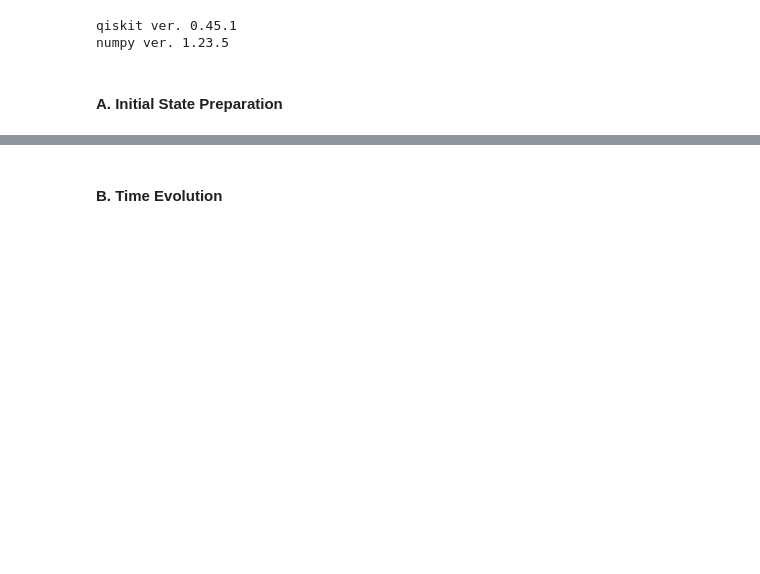
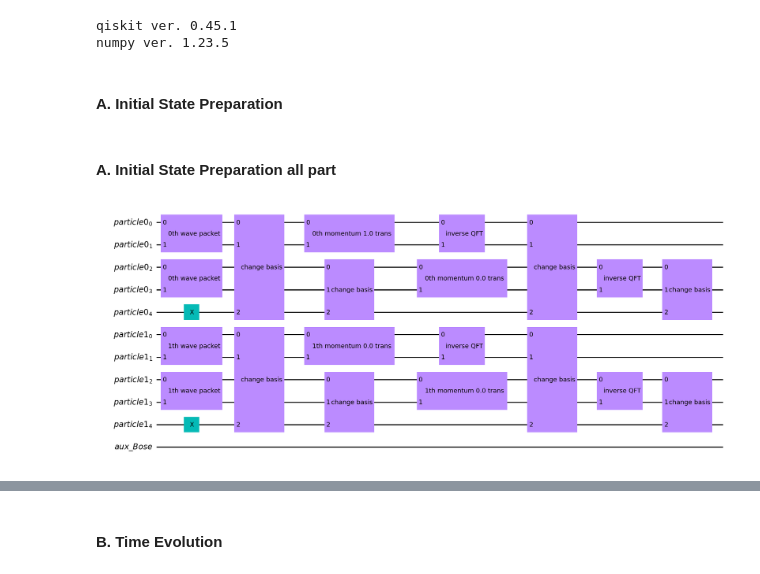
Before and after one commit to UTokyo-ICEPP/single-particle-qft, a Jupyter notebook: qsp/qc_single_particle.ipynb, the cells around one changed output, grey strips where cells are left out. Drawn from its saved outputs; the diff is of its cells as text; code cells hidden in the pictures; blank space fills up the shorter version.

```diff
--- a/qsp/qc_single_particle.ipynb
+++ b/qsp/qc_single_particle.ipynb
@@ -130,7 +131,7 @@ def translateGate(trans_mat, particle_reg, flag): # flag==1 means position trans
     elif flag == 0:
         sign = -1
     else: print('flag should be True or False!')
-    for iqubit in range(N_abs * d + d): # 量子レジスタ内のiqubit番目の量子ビットを考える
+    for iqubit in range(N_abs+1): # 量子レジスタ内のiqubit番目の量子ビットを考える
         trans_circuit.p((-2 * np.pi * sign * (2 ** iqubit) * trans_mat) / 2 ** (N_abs + d), particle_reg[iqubit])
     trans_gate = trans_circuit.to_gate()
     return trans_gate
@@ -139,7 +140,7 @@ def changeBasis(particle_reg):
     basis_circuit = QuantumCircuit(particle_reg)
     basis_circuit.x(particle_reg[N_abs])
     for iqubit in range(N_abs):
-        basis_circuit.ccx(particle_reg[N_abs], particle_reg[N_abs+1], particle_reg[iqubit])
+        basis_circuit.ccx(particle_reg[N_abs + 1], particle_reg[N_abs], particle_reg[iqubit])
     basis_circuit.x(particle_reg[N_abs])
     basis_gate = basis_circuit.to_gate()
     return basis_gate
@@ -344,3 +394,79 @@ for ireg in range(n): # ireg番目の量子レジスタに作用
+# %% [markdown]
+#### A. Initial State Preparation all part ###
+# %%
+# basic variables
+M = 2
+N_abs = 1
+N = N_abs * d + d + 1
+d = 2
+n = 2
+
+# function of basic variables
+N_s = 2 ** (N_abs + 1) # size of the lattice per one dimension
+V = N_s ** d # volume
+N = N_abs * d + d + 1 # of qubits per one particle (magnitude of momentum + sign + occupation)
+s = math.ceil(math.log2(math.factorial(M)/math.factorial(M - n))) # of ancilla qubits for Bose symm.
+bose_marker = 2 ** s - math.factorial(M)/math.factorial(M - n)
+
+circuit, particle_regs, anc_reg_symm, anc_reg_sym_marker, particle_1D_list = init(M, N_abs, d, n)
+## Gaussian wave packet
+for ireg in range(n):
+    for idim in range(d):
+        wave_packet_gate = wavePacket(particle_regs[ireg][idim * d:(idim + 1) * d])
+        wave_packet_gate.name = f'{ireg}th wave packet'
+        circuit.append(wave_packet_gate, qargs=particle_regs[ireg][idim * d:(idim + 1) * d])
+    circuit.x(particle_regs[ireg][N_abs * d+ d])
+
+# ## translatoin parameters
+pos_trans_mat = np.zeros((n, d))
+pos_trans_mat[0][0] = 1 # 第0量子レジスタの第0次元に存在する粒子をhogehogeマス移動
+# pos_trans_mat[1][0] = 0
+mom_trans_mat = np.zeros((n, d))
+mom_trans_mat[0][0] = 1 # 第0量子レジスタの第0次元に存在する粒子の運動量の中心をhogehogeマス移動
+# mom_trans_mat[1][0] = -2
+
+## change basis
+for ireg in range(n):
+    for idim in range(d):
+        basis_change_gate = changeBasis(particle_regs[ireg][idim * d:(idim + 1) * d] + [particle_regs[ireg][N_abs * d + d]])
+        basis_change_gate.name = 'change basis'
+        circuit.append(basis_change_gate, qargs=particle_regs[ireg][idim * d:(idim + 1) * d] + [particle_regs[ireg][N_abs * d + d]])
+
+# circuit.barrier()
+
+## translation
+for ireg in range(n): # ireg番目の量子レジスタに作用
+    for idim in range(d): # idim次元目を考える
+        trans_gate = translateGate(mom_trans_mat[ireg][idim], particle_regs[ireg][idim * d:(idim + 1) * d], False)
+        trans_gate.name = f'{ireg}th momentum {mom_trans_mat[ireg][idim]} trans'
+        circuit.append(trans_gate, qargs=particle_regs[ireg][idim * d:(idim + 1) * d])
+
+## inverse symmetric QFT and change representation
+for ireg in range(n):
+    for idim in range(d):
+        inv_qft_gate = invQFT(int((particle_regs[ireg].size-1) / d))
+        inv_qft_gate.name = 'inverse QFT'
+        circuit.append(inv_qft_gate, qargs=particle_regs[ireg][idim * d:(idim + 1) * d])
+        basis_change_gate = changeBasis(particle_regs[ireg][idim * d:(idim + 1) * d] + [particle_regs[ireg][N_abs * d + d]])
+        basis_change_gate.name = 'change basis'
+        circuit.append(basis_change_gate, qargs=particle_regs[ireg][idim * d:(idim + 1) * d] + [particle_regs[ireg][N_abs * d + d]])
+
+# # bose symmetrization
+# if M == 2 and n == 2:
+#     circuit.h(anc_reg_symm[:s])
+#     boseSymmM2n2(circuit, particle_regs, anc_reg_symm, anc_reg_sym_marker)
+
+# if M == 3 and n == 2:
+#     circuit.h(anc_reg_symm[:s])
+#     boseSymmM3n2(circuit, particle_regs, anc_reg_symm, anc_reg_sym_marker)
+
+# if M == 4 and n == 2:
+#     circuit.h(anc_reg_symm[:s])
+#     boseSymmM4n2(circuit, particle_regs, anc_reg_symm, anc_reg_sym_marker)
+
+circuit.draw('mpl')
+# %% [output]
+[figure, added]
 # %%
 checkFidelity(circuit)
 # %% [output]
```
Also changed, not shown: parts of 29 cells of this notebook, 3 other files.
